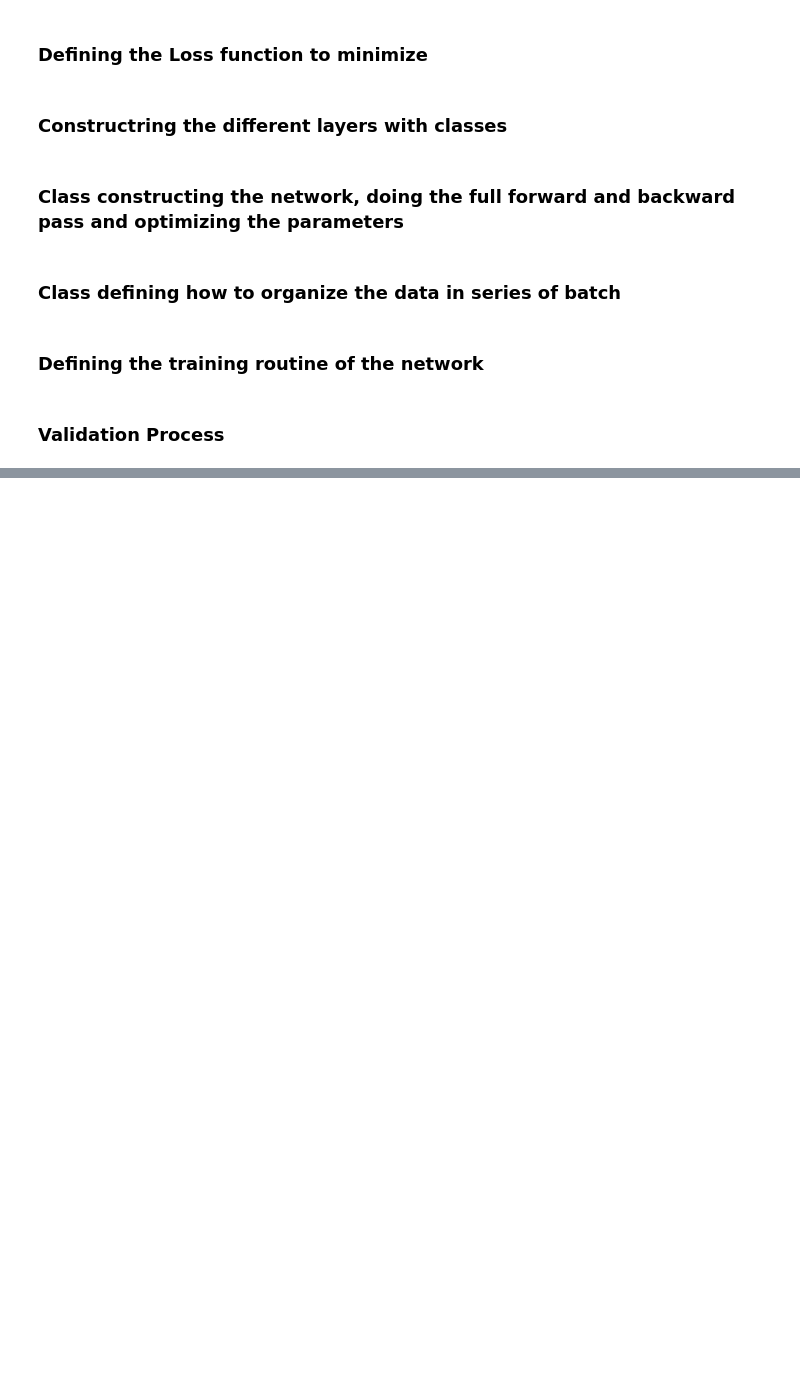
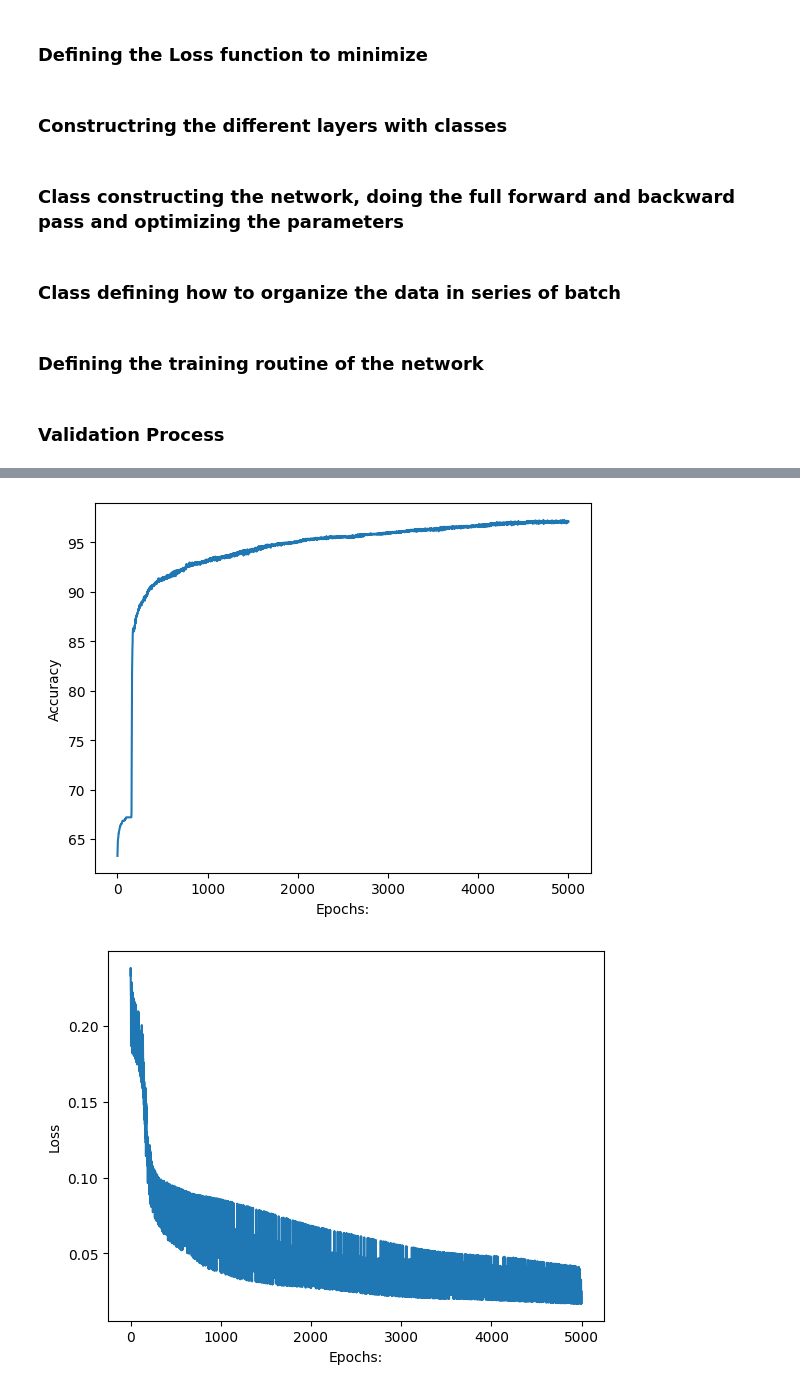
Before and after one commit to Cyrjl/Make-of-neural-network-with-numpy, a Jupyter notebook: Test_Final_NeuralNet.ipynb, the cells around one changed output, grey strips where cells are left out. Saved outputs shown, nothing was run; the diff lists cells and outputs as text; code cells hidden in the pictures; blank space fills up the shorter version.

```diff
--- a/Test_Final_NeuralNet.ipynb
+++ b/Test_Final_NeuralNet.ipynb
@@ -334,0 +415,6 @@ bin_labels_validation = np.where(labels_validation.values == 0, 1, 0)
+# %%
+NetMSE_Loss_train, NetMSE_Acc_train, NetMSE_Actual_train, NetMSE_Pred_train = train(NetMSE, inputs=dataset1_train.values, targets=bin_labels_train,
+                                                                            loss=MeanSquareError(), iterator=BatchIterator(batch_size=batch_num), num_epochs=5000)
+
+NetMSE_Loss_val, NetMSE_Acc_val, NetMSE_Actual_val, NetMSE_Pred_val = validate(NetMSE, inputs=dataset1_val.values, targets=bin_labels_val,
+                                                                       loss=MeanSquareError(), iterator=BatchIterator(batch_size=batch_num))
@@ -334,0 +439,18 @@ bin_labels_validation = np.where(labels_validation.values == 0, 1, 0)
+# %%
+plt.plot(NetMSE_Acc_train)
+plt.ylabel('Accuracy')
+plt.xlabel("Epochs:")
+plt.show()
+
+plt.plot(NetMSE_Loss_train)
+plt.ylabel('Loss')
+plt.xlabel("Epochs:")
+plt.show()
+
+plt.hist(NetMSE_Pred_val, histtype='step', bins=20)
+plt.xlabel("Predictions")
+plt.ylabel("Counts")
+plt.show()
+# %% [output]
+[figure, added]
+[figure, added]
```
Also changed, not shown: parts of 15 cells of this notebook.
